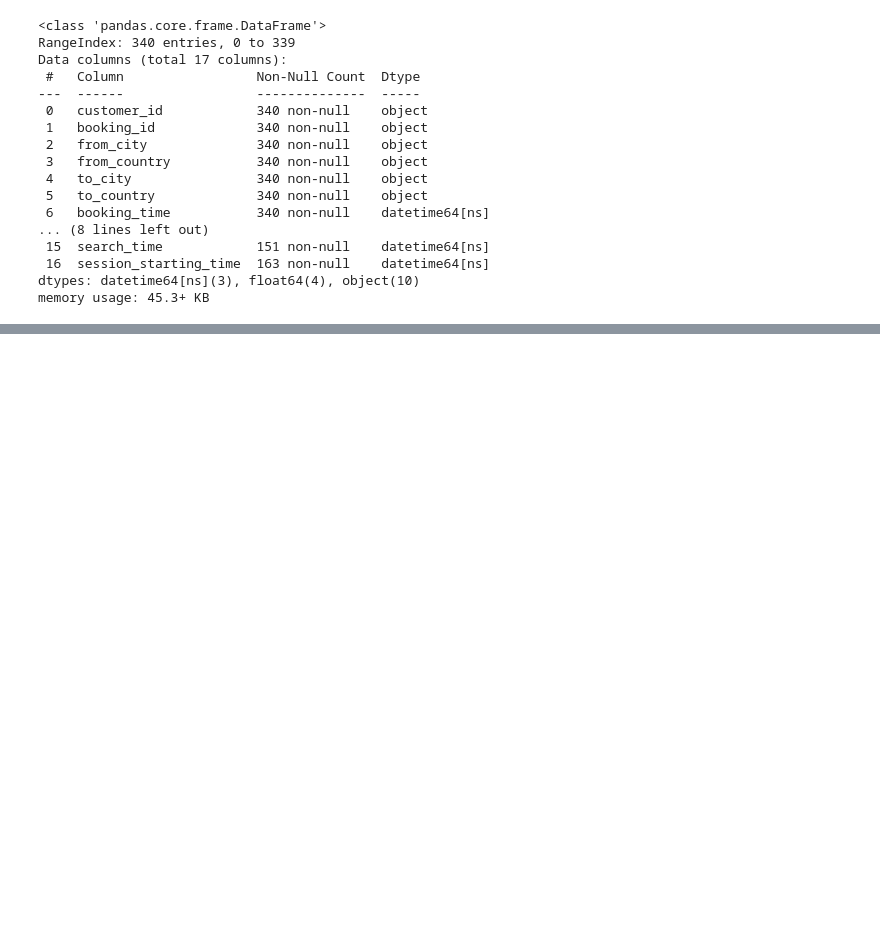
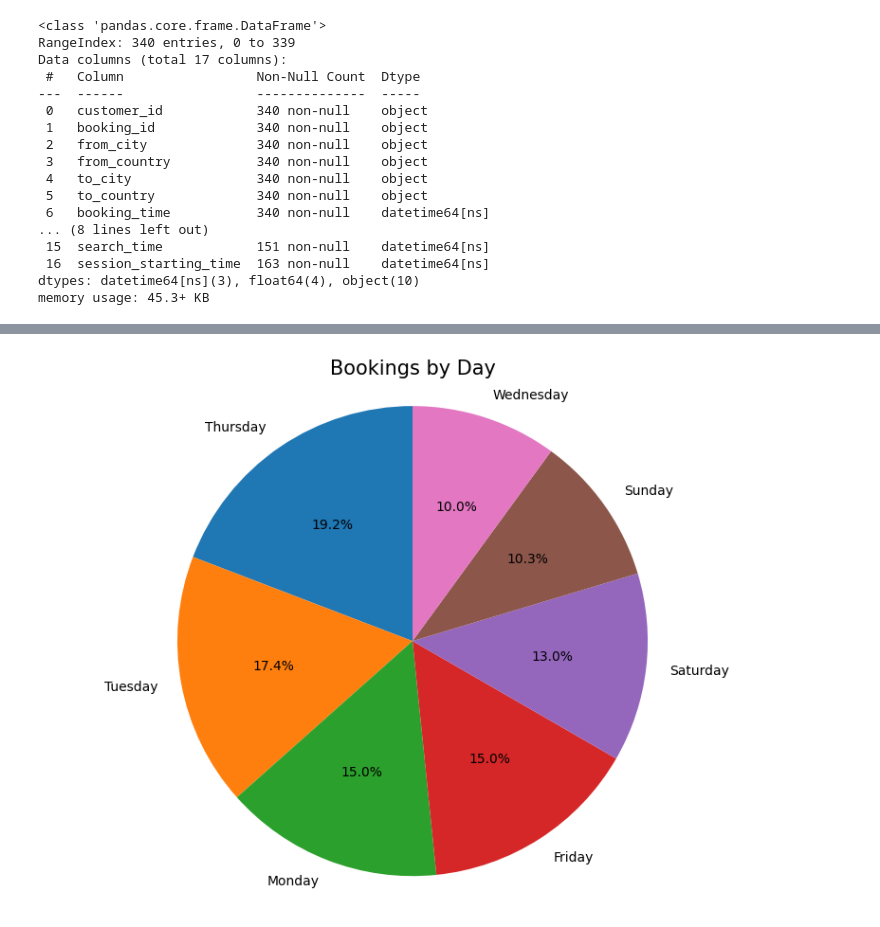
Before and after one commit to antonygatua/Data-Science-Projects, a Jupyter notebook: Travel Aggregator Analysis/notebooks/travel_aggregator.ipynb, the cells around one changed output, grey strips where cells are left out. Saved outputs shown, nothing was run; the diff lists cells and outputs as text; code cells hidden in the pictures; blank space fills up the shorter version.

```diff
--- a/Travel Aggregator Analysis/notebooks/travel_aggregator.ipynb
+++ b/Travel Aggregator Analysis/notebooks/travel_aggregator.ipynb
@@ -344,0 +504,5 @@ memory usage: 45.3+ KB
+# %%
+# count bookings for each day
+day_booking_counts = bookings_by_day(bookings, 'booking_time')
+
+day_booking_counts
@@ -344,0 +517,21 @@ memory usage: 45.3+ KB
+# %%
+# visualize using a pie chart
+fig, ax = plt.subplots(figsize=(8, 6))
+
+labels = list(day_booking_counts.keys())
+sizes = list(day_booking_counts.values())
+
+ax.pie(sizes, labels=labels, autopct="%1.1f%%", startangle=90) # plot the chart
+
+ax.axis('equal') # equal aspect ratio: ensure pie is drawn as a circle
+
+ax.set_title("Bookings by Day", fontsize=15) # label the chart
+
+# show the plot
+plt.tight_layout()
+plt.show()
+
+# save the image
+fig.savefig("../assets/images/bookings.png")
+# %% [output]
+[figure, added]
```
Also changed, not shown: parts of 15 cells of this notebook.
